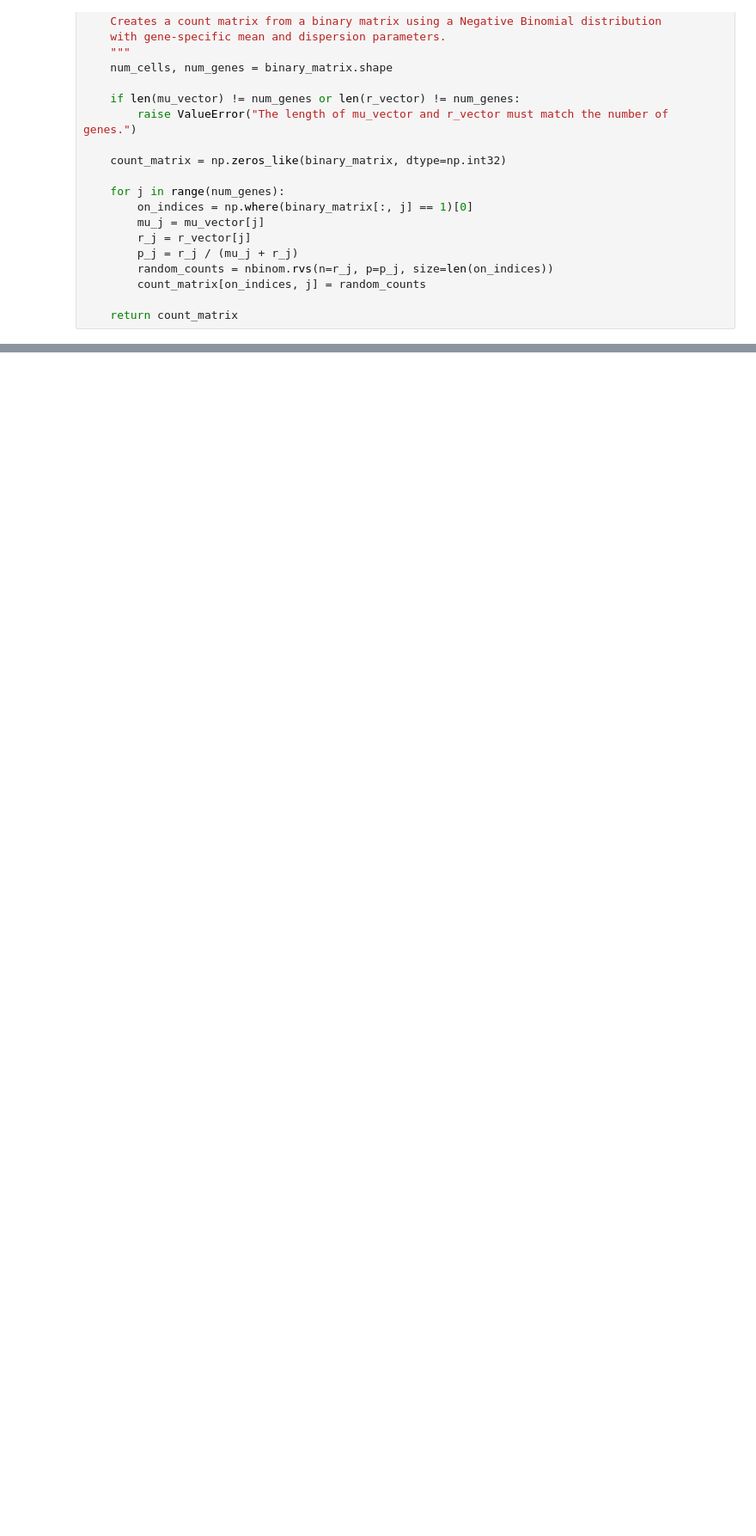
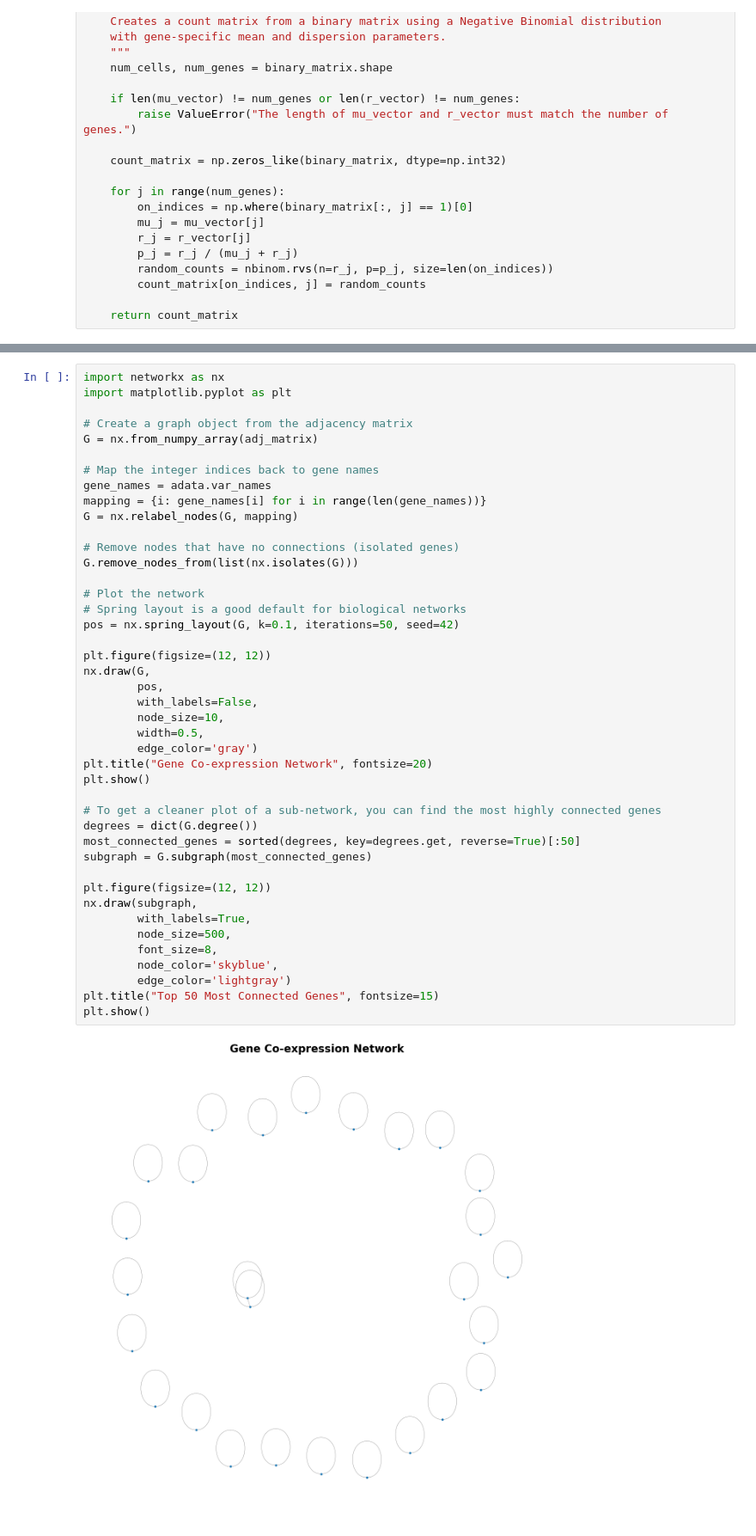
Before and after one commit to cailab-tamu/QuantumXCT, a Jupyter notebook: python/qSim_cell_chat.ipynb, the cells around one changed output, grey strips where cells are left out. Shown at 86% size. Saved outputs shown, nothing was run; the diff lists cells and outputs as text; blank space fills up the shorter version.

```diff
--- a/python/qSim_cell_chat.ipynb
+++ b/python/qSim_cell_chat.ipynb
@@ -411,0 +460,45 @@ sc.pl.umap(
+# %%
+import networkx as nx
+import matplotlib.pyplot as plt
+
+# Create a graph object from the adjacency matrix
+G = nx.from_numpy_array(adj_matrix)
+
+# Map the integer indices back to gene names
+gene_names = adata.var_names
+mapping = {i: gene_names[i] for i in range(len(gene_names))}
+G = nx.relabel_nodes(G, mapping)
+
+# Remove nodes that have no connections (isolated genes)
+G.remove_nodes_from(list(nx.isolates(G)))
+
+# Plot the network
+# Spring layout is a good default for biological networks
+pos = nx.spring_layout(G, k=0.1, iterations=50, seed=42)
+
+plt.figure(figsize=(12, 12))
+nx.draw(G,
+        pos,
+        with_labels=False,
+        node_size=10,
+        width=0.5,
+        edge_color='gray')
+plt.title("Gene Co-expression Network", fontsize=20)
+plt.show()
+
+# To get a cleaner plot of a sub-network, you can find the most highly connected genes
+degrees = dict(G.degree())
+most_connected_genes = sorted(degrees, key=degrees.get, reverse=True)[:50]
+subgraph = G.subgraph(most_connected_genes)
+
+plt.figure(figsize=(12, 12))
+nx.draw(subgraph,
+        with_labels=True,
+        node_size=500,
+        font_size=8,
+        node_color='skyblue',
+        edge_color='lightgray')
+plt.title("Top 50 Most Connected Genes", fontsize=15)
+plt.show()
+# %% [output]
+[figure, added]
```
Also changed, not shown: parts of 11 cells of this notebook.
